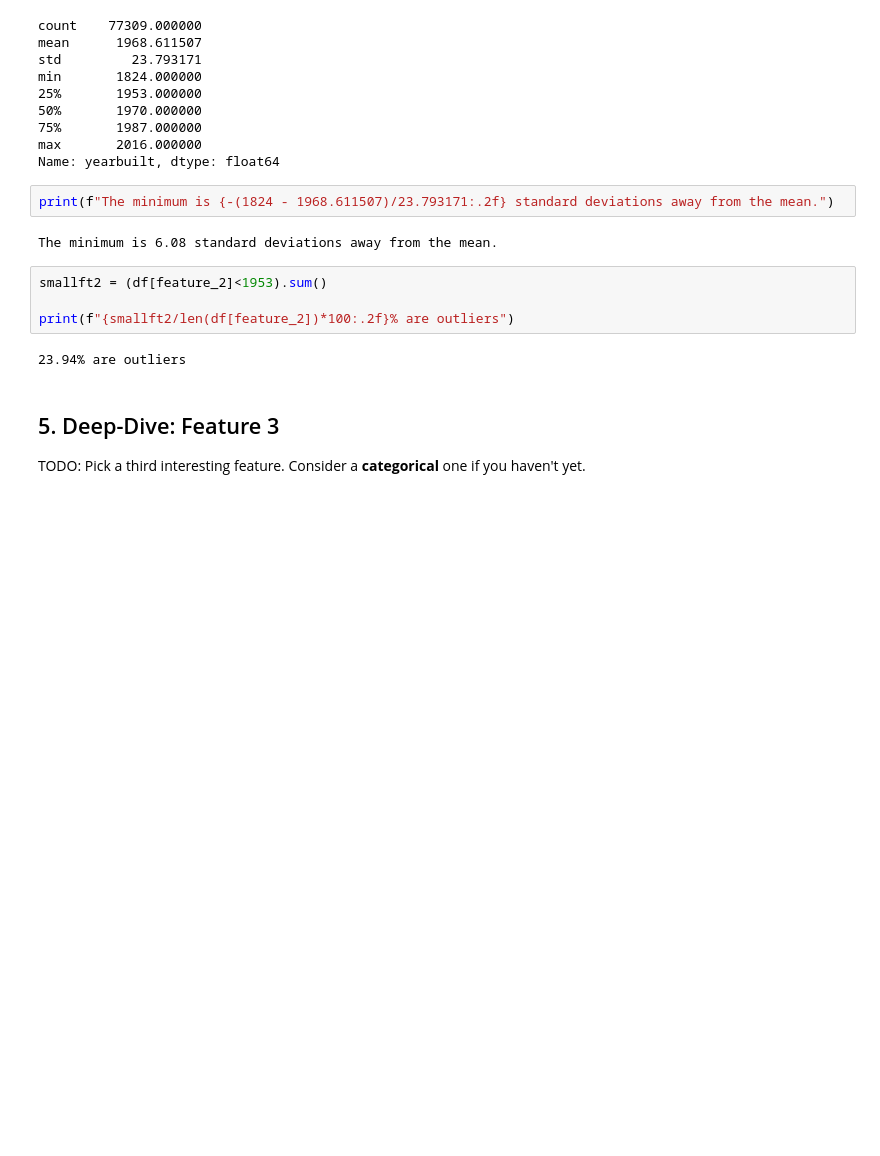
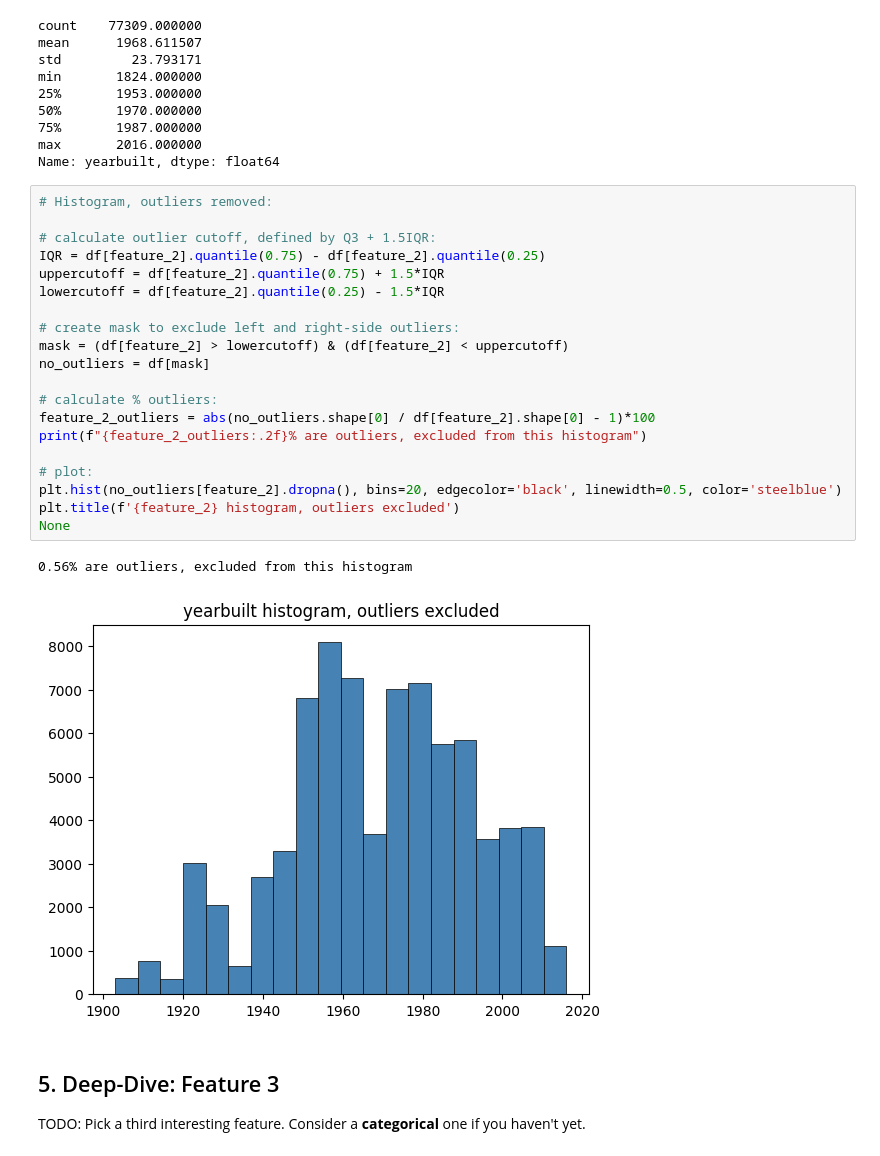
Before and after one commit to kumargaurav-bu-edu/bu_shared_projects, a Jupyter notebook: 02_eda_feature_visualization.ipynb, the cells around one changed output. Saved outputs shown, nothing was run; the diff lists cells and outputs as text; blank space fills up the shorter version.

```diff
--- a/02_eda_feature_visualization.ipynb
+++ b/02_eda_feature_visualization.ipynb
@@ -284,16 +302,29 @@ min       1824.000000
 75%       1987.000000
 max       2016.000000
 Name: yearbuilt, dtype: float64
-# %%
-print(f"The minimum is {-(1824 - 1968.611507)/23.793171:.2f} standard deviations away from the mean.")
-# %% [output]
-The minimum is 6.08 standard deviations away from the mean.
-# %%
-smallft2 = (df[feature_2]<1953).sum()
-
-print(f"{smallft2/len(df[feature_2])*100:.2f}% are outliers")
-# %% [output]
-23.94% are outliers
+# %%
+# Histogram, outliers removed:
+
+# calculate outlier cutoff, defined by Q3 + 1.5IQR:
+IQR = df[feature_2].quantile(0.75) - df[feature_2].quantile(0.25)
+uppercutoff = df[feature_2].quantile(0.75) + 1.5*IQR
+lowercutoff = df[feature_2].quantile(0.25) - 1.5*IQR
+
+# create mask to exclude left and right-side outliers:
+mask = (df[feature_2] > lowercutoff) & (df[feature_2] < uppercutoff)
+no_outliers = df[mask]
+
+# calculate % outliers:
+feature_2_outliers = abs(no_outliers.shape[0] / df[feature_2].shape[0] - 1)*100
+print(f"{feature_2_outliers:.2f}% are outliers, excluded from this histogram")
+
+# plot:
+plt.hist(no_outliers[feature_2].dropna(), bins=20, edgecolor='black', linewidth=0.5, color='steelblue')
+plt.title(f'{feature_2} histogram, outliers excluded')
+None
+# %% [output]
+0.56% are outliers, excluded from this histogram
+[figure, added]
 # %% [markdown]
 ## 5. Deep-Dive: Feature 3
 
```
Also changed, not shown: parts of 10 cells of this notebook.
